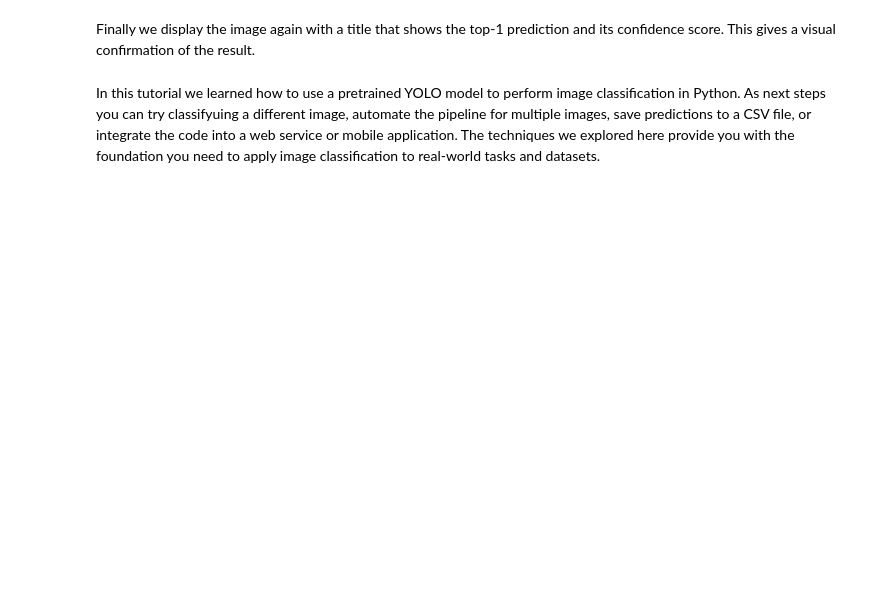
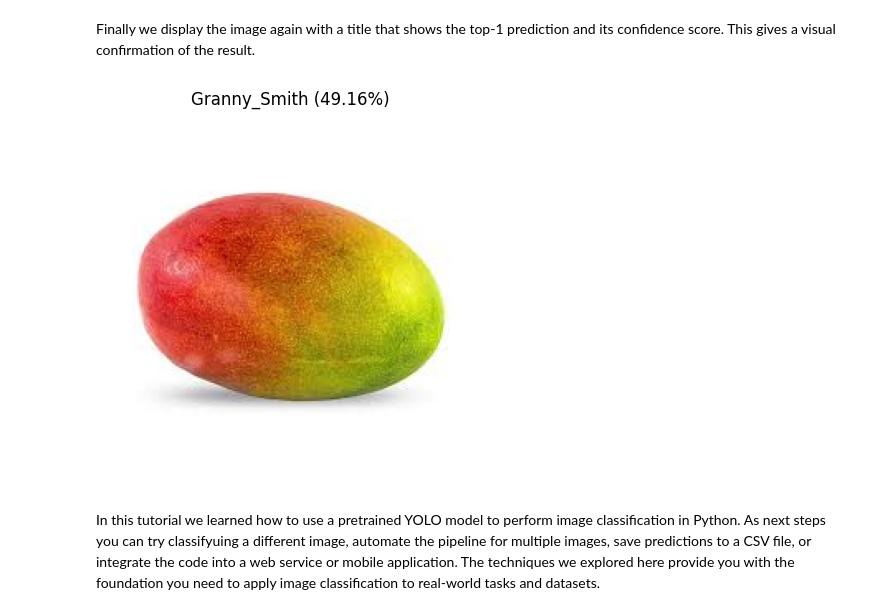
Before and after one commit to sakshigorkhali/CNN_classification, a Jupyter notebook: 05_02b.ipynb, the cells around one changed output. Cells and saved outputs as stored; diff of their text form; code cells hidden in the pictures; blank space fills up the shorter version.

```diff
--- a/05_02b.ipynb
+++ b/05_02b.ipynb
@@ -39,4 +118,11 @@ To make the output more learner‑friendly, we extract the top‑1 and top‑5 p
 # %% [markdown]
 Finally we display the image again with a title that shows the top‑1 prediction and its confidence score. This gives a visual confirmation of the result.
+# %%
+plt.imshow(img)
+plt.title(f'{class_name} ({confidence:.2%})')
+plt.axis('off')
+plt.show()
+# %% [output]
+[figure, added]
 # %% [markdown]
 In this tutorial we learned how to use a pretrained YOLO model to perform image classification in Python. As next steps you can try classifyuing a different image, automate the pipeline for multiple images, save predictions to a CSV file, or integrate the code into a web service or mobile application. The techniques we explored here provide you with the foundation you need to apply image classification to real‑world tasks and datasets.
```
Also changed, not shown: parts of 6 cells of this notebook.
